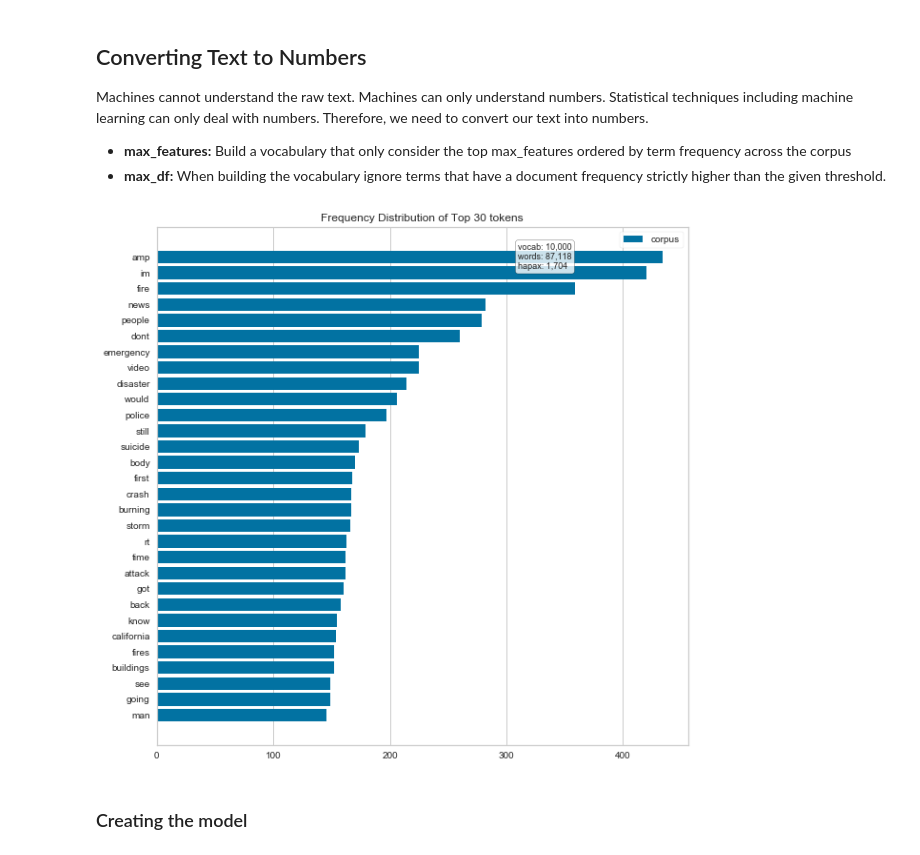
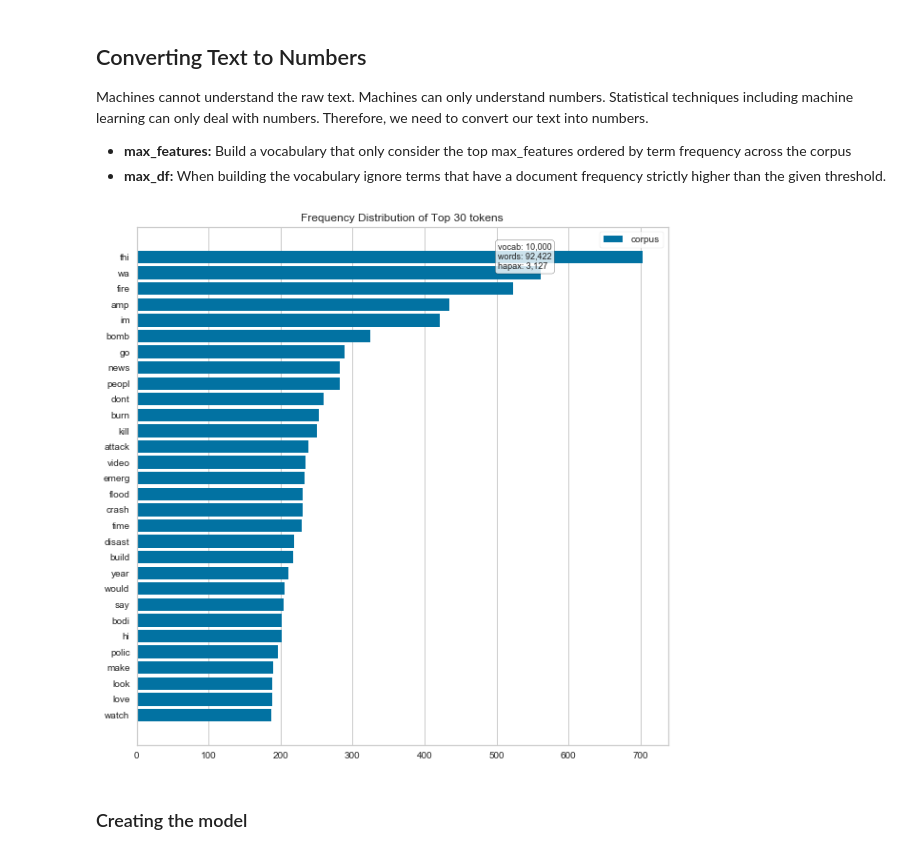
Before and after one commit to alisharifara/disaster-detection-NLP, a Jupyter notebook: Disaster-detection-using-NLP.ipynb, the cells around one changed output. Cells and saved outputs as stored; diff of their text form; code cells hidden in the pictures.

```diff
--- a/Disaster-detection-using-NLP.ipynb
+++ b/Disaster-detection-using-NLP.ipynb
@@ -272,27 +277,26 @@ Therefore, we need to convert our text into numbers.
 # %%
 # Find the document term frequency matrix
 stopwords = nltk.corpus.stopwords.words('english')
 
 # add some more stop words
-newStopWords = ['http','https', 'co', 'via', 'us','like','one','get','new','û']
+newStopWords = ['http','https', 'co', 'via', 'us','like','one','get','new','û','ha']
 stopwords.extend(newStopWords)
 
 vectorizer = CountVectorizer(max_features=10000,
                              analyzer='word',
                              max_df=.6,
                              stop_words=stopwords)
 
-X = vectorizer.fit_transform(df_combined['text'])
-#X = vectorizer.fit_transform(documents).toarray()
+X = vectorizer.fit_transform(documents).toarray()
 
 # Get all features (tokens)
 features = vectorizer.get_feature_names()
 
 # we can use yellowbrick package for visualization of top 30 tokens
 fig, ax = plt.subplots(figsize=(10, 10))
 visualizer = FreqDistVisualizer(features=features, n=30, orient='h')
 visualizer.fit(X)
 visualizer.poof()
 # %% [output]
-[figure, old version]
+[figure, new version]
 # %%
```
Also changed, not shown: parts of 9 cells of this notebook.
